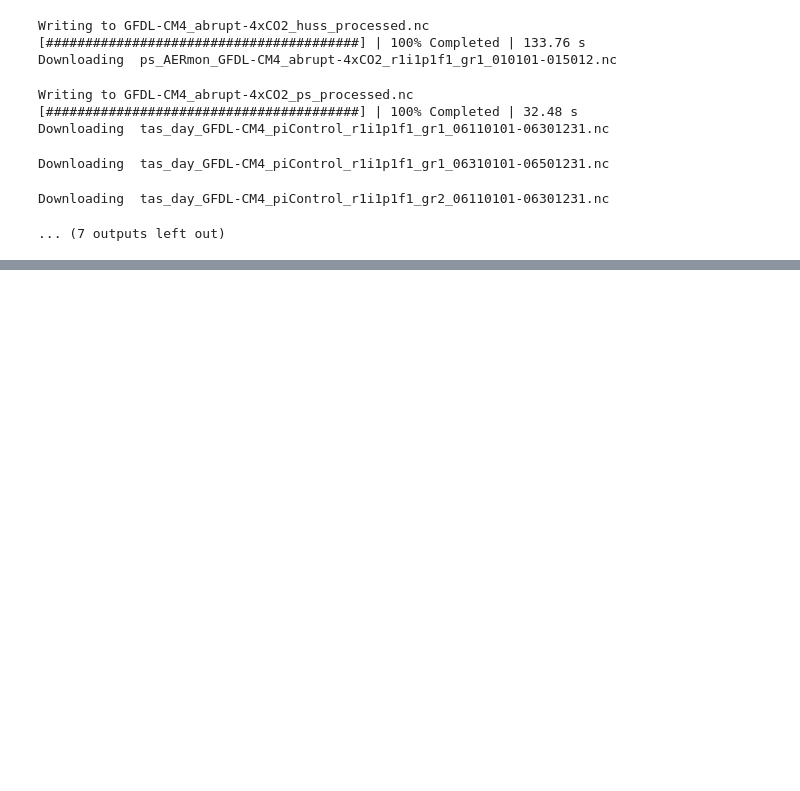
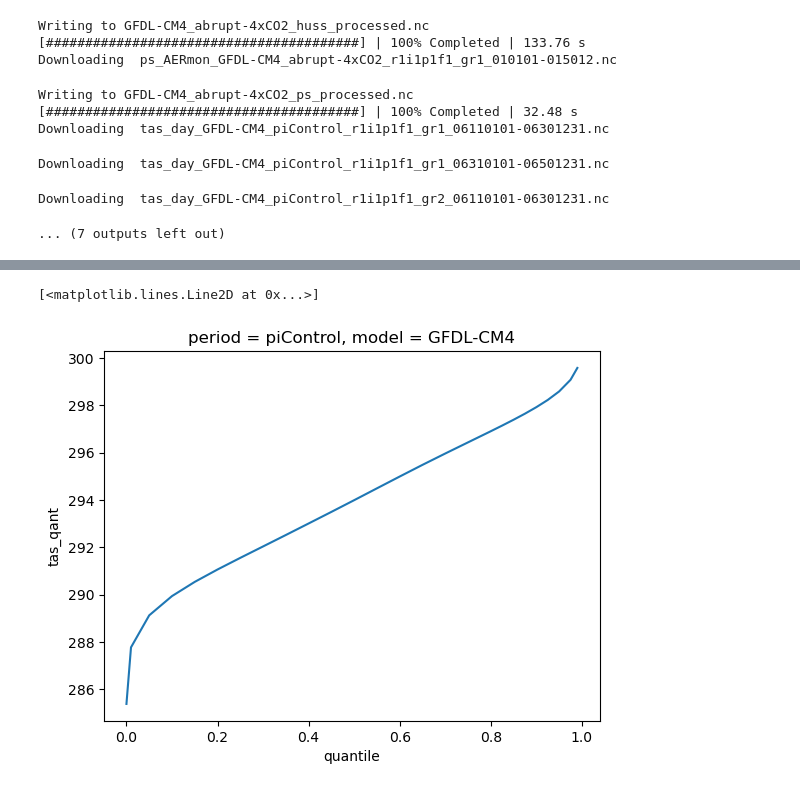
Before and after one commit to chingosa/TropExt, a Jupyter notebook: CMIP6_Analysis/17_12_24.ipynb, the cells around one changed output, grey strips where cells are left out. Saved outputs shown, nothing was run; the diff lists cells and outputs as text; code cells hidden in the pictures; blank space fills up the shorter version.

```diff
--- a/CMIP6_Analysis/17_12_24.ipynb
+++ b/CMIP6_Analysis/17_12_24.ipynb
@@ -593 +625,6 @@ for Var in ['tas', 'huss', 'qsat']:
+# %%
+ds.tas_qant.mean(['lat', 'lon']).plot()
+# %% [output]
+[<matplotlib.lines.Line2D at 0x...>]
+[figure, added]
 # %%
```
Also changed, not shown: parts of 11 cells of this notebook, 7 other files.
